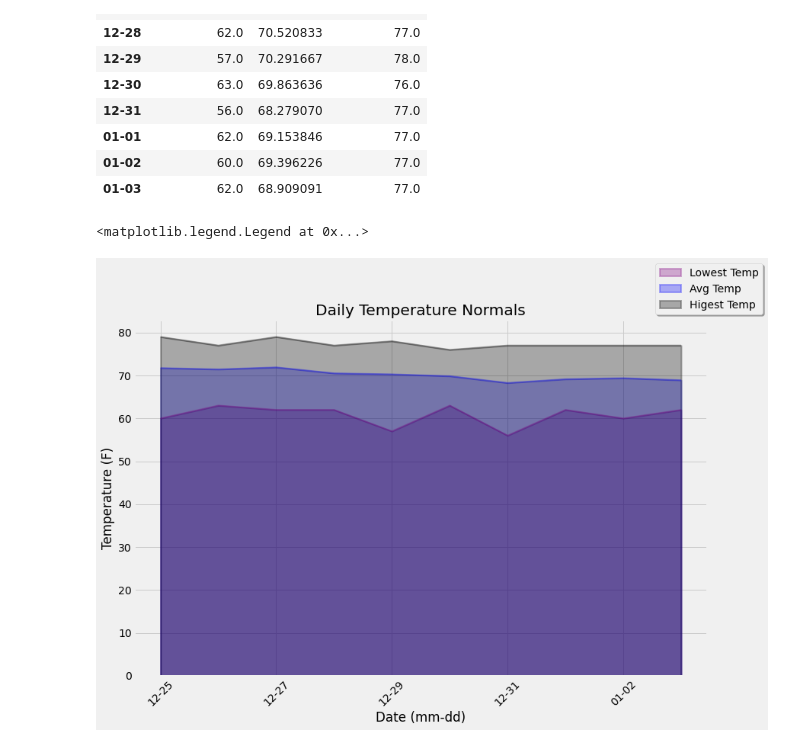
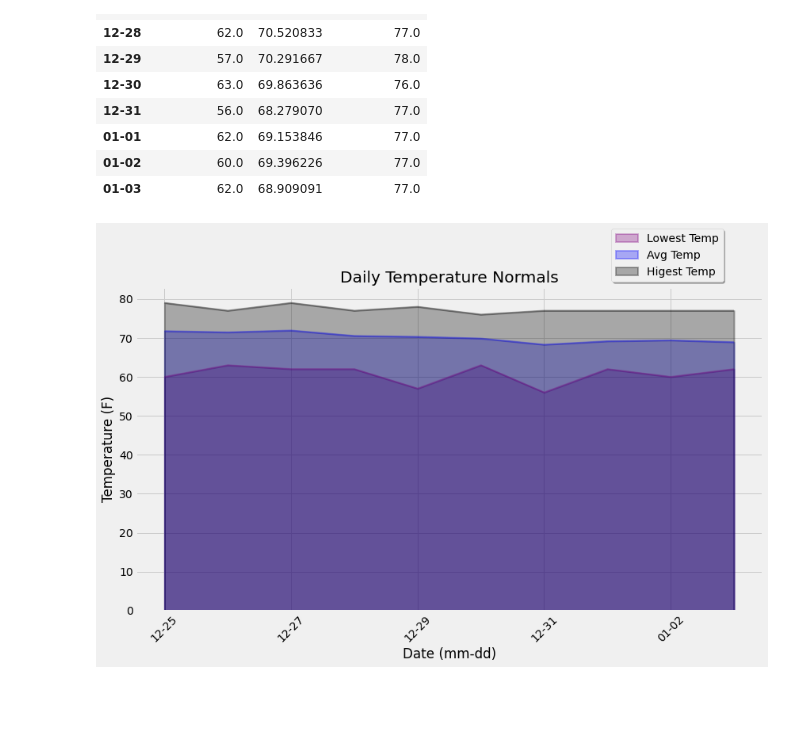
Before and after one commit to Franco1230/10-SQLalchemy-Challenge, a Jupyter notebook: SQLalchemy/climate_starter.ipynb, the cells around one changed output. Drawn from its saved outputs; the diff is of its cells as text; code cells hidden in the pictures; blank space fills up the shorter version.

```diff
--- a/SQLalchemy/climate_starter.ipynb
+++ b/SQLalchemy/climate_starter.ipynb
@@ -461,13 +489,16 @@ trip_normals_df
 # %%
 # Plot the daily normals as an area plot with `stacked=False`
 plt.rcParams["figure.figsize"] = (12, 8)
 colors = ["purple", "blue", "black"]
-trip_normals_df.plot.area(linewidth = 2, stacked = False, rot = 45, alpha = 0.3, color = colors)
+trip_normals_df.plot(kind = "area", linewidth = 2, stacked = False, rot = 45, alpha = 0.3, color = colors)
 
+plt.title("Daily Temperature Normals")
 plt.xlabel("Date (mm-dd)")
 plt.ylabel("Temperature (F)")
-plt.title("Daily Temperature Normals")
-plt.gca().legend(bbox_to_anchor = (0.9, 1), shadow = True)
+plt.legend(bbox_to_anchor = (0.75, 1), shadow = True)
+plt.tight_layout()
+
+plt.savefig("result_images/daily-normals.PNG")
+plt.show()
 # %% [output]
-<matplotlib.legend.Legend at 0x...>
-[figure, old version]
+[figure, new version]
```
Also changed, not shown: parts of 10 cells of this notebook, 2 other files.
